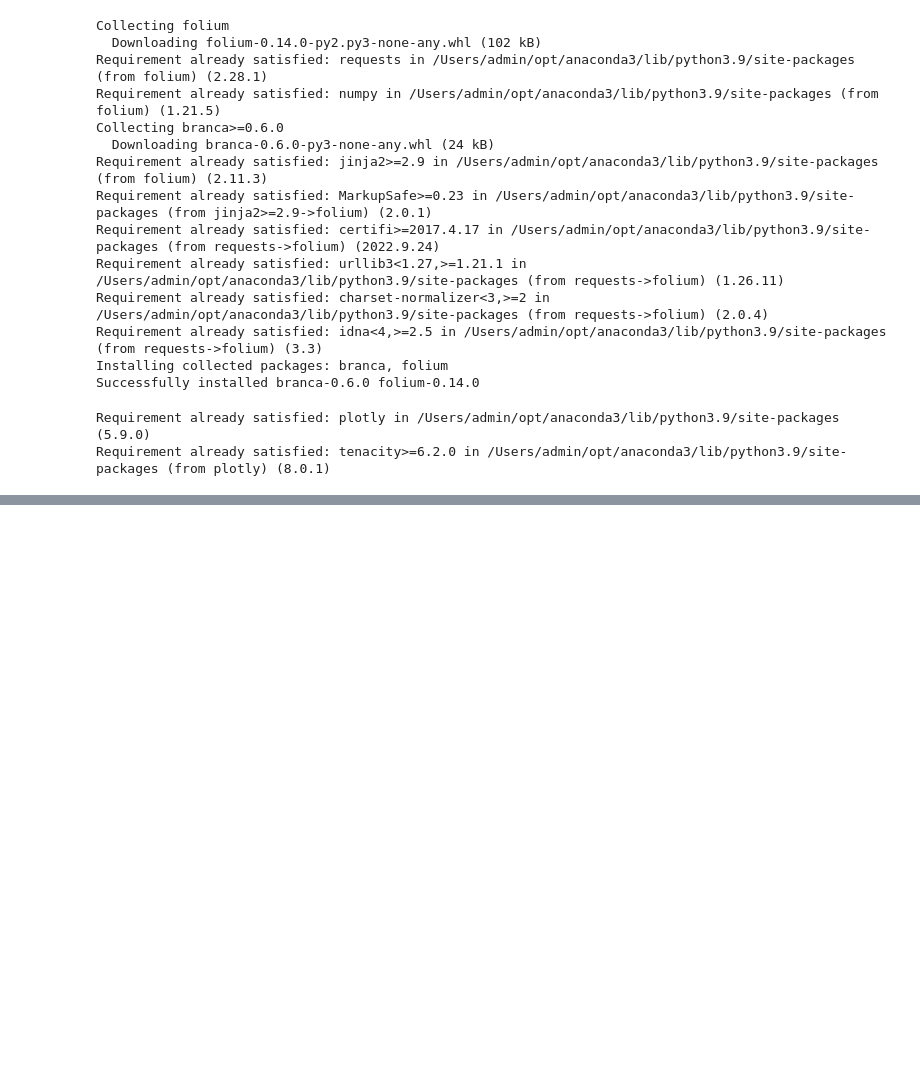
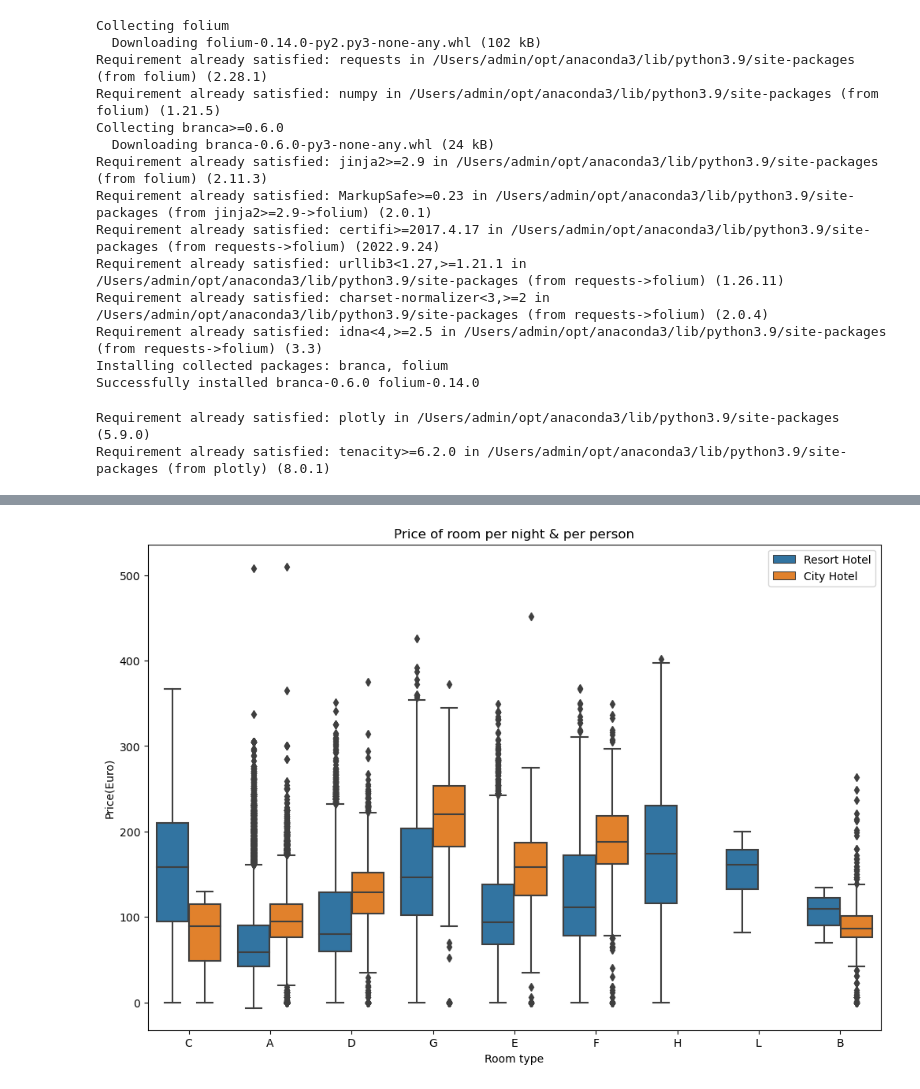
Before and after one commit to zidniryi/AI-hotel-prediction-booking, a Jupyter notebook: machine_learning.ipynb, the cells around one changed output, grey strips where cells are left out. Saved outputs shown, nothing was run; the diff lists cells and outputs as text; code cells hidden in the pictures; blank space fills up the shorter version.

Commit message:
visualize room type and room night

```diff
--- a/machine_learning.ipynb
+++ b/machine_learning.ipynb
@@ -197,0 +215,3 @@ px.choropleth(country_wise_data, locations=country_wise_data['country'], color=c
+# %%
+data2=data[data['is_canceled']==0]
+data2.columns
@@ -197,0 +231,10 @@ px.choropleth(country_wise_data, locations=country_wise_data['country'], color=c
+# %%
+plt.figure(figsize=(12,8))
+sns.boxplot(x='reserved_room_type', y='adr', hue='hotel', data=data2)
+plt.title('Price of room per night & per person')
+plt.xlabel('Room type')
+plt.ylabel('Price(Euro)')
+plt.legend()
+plt.show()
+# %% [output]
+[figure, added]
```
Also changed, not shown: parts of 6 cells of this notebook.
